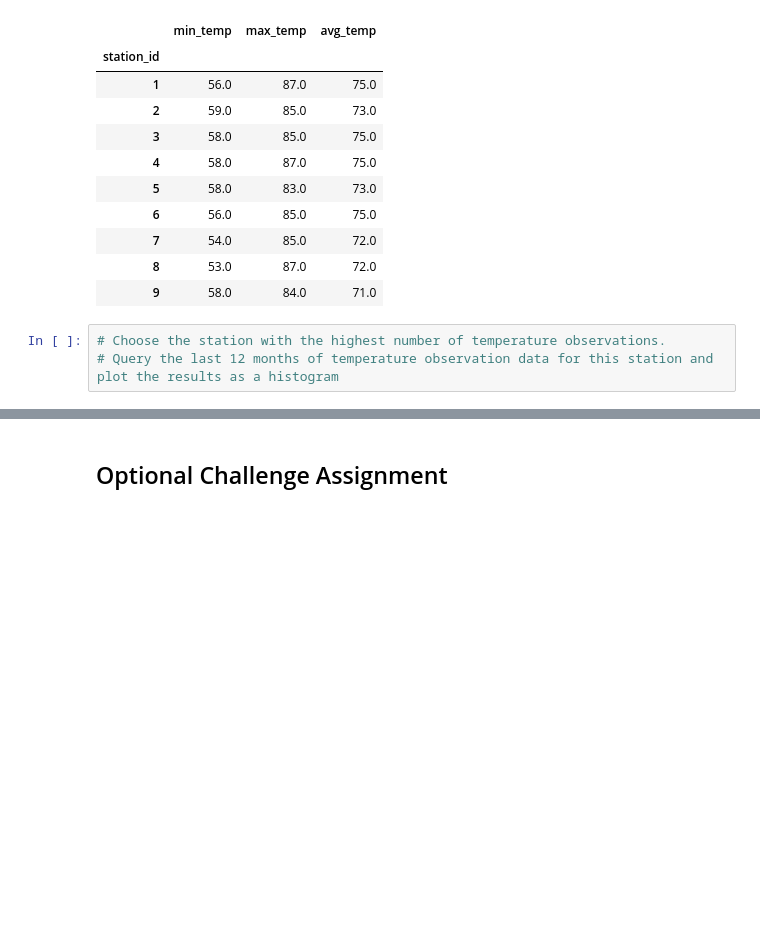
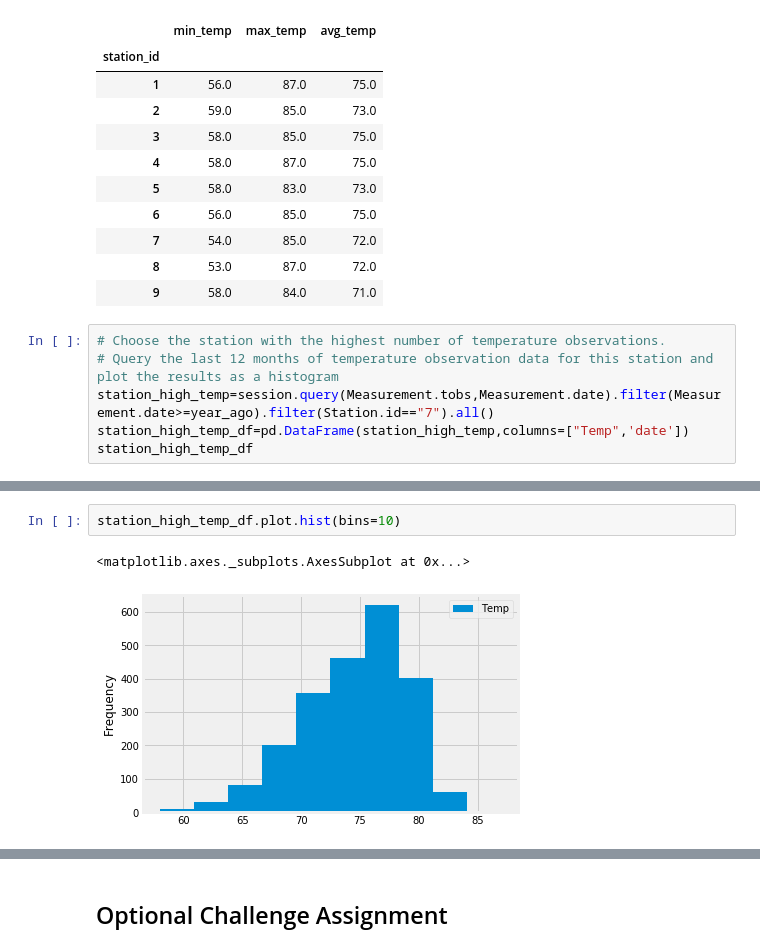
Before and after one commit to kelya91/SqlAlchemy, a Jupyter notebook: climate_starter.ipynb, the cells around one changed output, grey strips where cells are left out. Saved outputs shown, nothing was run; the diff lists cells and outputs as text; blank space fills up the shorter version.

```diff
--- a/climate_starter.ipynb
+++ b/climate_starter.ipynb
@@ -222,3 +206,6 @@ temperatures_df
 # %%
 # Choose the station with the highest number of temperature observations.
 # Query the last 12 months of temperature observation data for this station and plot the results as a histogram
+station_high_temp=session.query(Measurement.tobs,Measurement.date).filter(Measurement.date>=year_ago).filter(Station.id=="7").all()
+station_high_temp_df=pd.DataFrame(station_high_temp,columns=["Temp",'date'])
+station_high_temp_df
@@ -225,3 +231,8 @@ temperatures_df
+# %%
+station_high_temp_df.plot.hist(bins=10)
+# %% [output]
+<matplotlib.axes._subplots.AxesSubplot at 0x...>
+[figure, added]
 # %% [markdown]
 ![precipitation](Images/station-histogram.png)
 # %%
```
Also changed, not shown: parts of 18 cells of this notebook, 5 other files.
